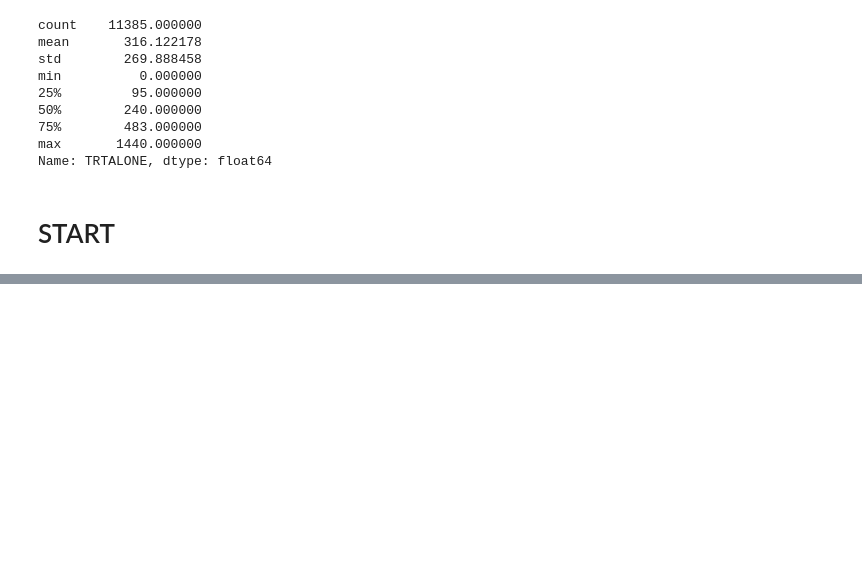
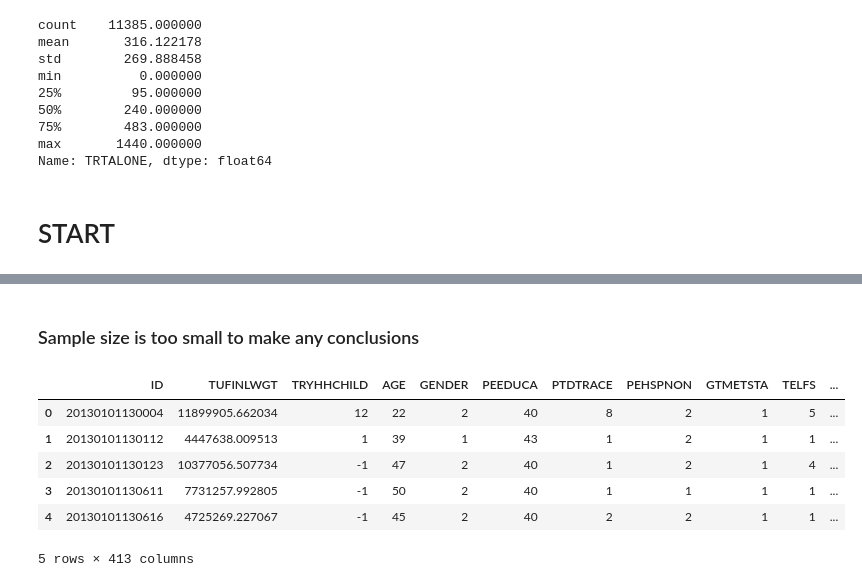
Before and after one commit to tiy-gvl-python/atus-analysis, a Jupyter notebook: My Project.ipynb, the cells around one changed output, grey strips where cells are left out. Saved outputs shown, nothing was run; the diff lists cells and outputs as text; code cells hidden in the pictures; blank space fills up the shorter version.

```diff
--- a/My Project.ipynb
+++ b/My Project.ipynb
@@ -129,0 +120,12 @@ hike_frame.replace({'GENDER': {1: 'Male', 2: 'Female'}})
+# %% [markdown]
+### Sample size is too small to make any conclusions
+# %%
+summary.head()
+# %% [output]
+|  | ID | TUFINLWGT | TRYHHCHILD | AGE | GENDER | PEEDUCA | PTDTRACE | PEHSPNON | GTMETSTA | TELFS | ... |
+| 0 | 20130101130004 | 11899905.662034 | 12 | 22 | 2 | 40 | 8 | 2 | 1 | 5 | ... |
+| 1 | 20130101130112 | 4447638.009513 | 1 | 39 | 1 | 43 | 1 | 2 | 1 | 1 | ... |
+| 2 | 20130101130123 | 10377056.507734 | -1 | 47 | 2 | 40 | 1 | 2 | 1 | 4 | ... |
+| 3 | 20130101130611 | 7731257.992805 | -1 | 50 | 2 | 40 | 1 | 1 | 1 | 1 | ... |
+| 4 | 20130101130616 | 4725269.227067 | -1 | 45 | 2 | 40 | 2 | 2 | 1 | 1 | ... |
+5 rows × 413 columns
```
Also changed, not shown: parts of 9 cells of this notebook.
